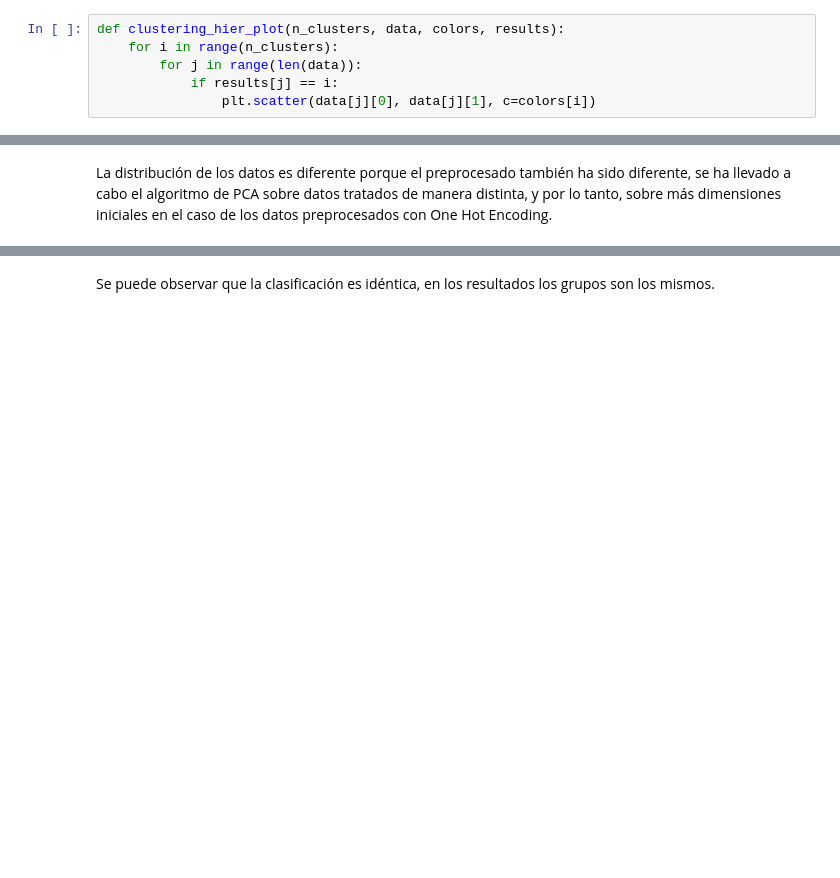
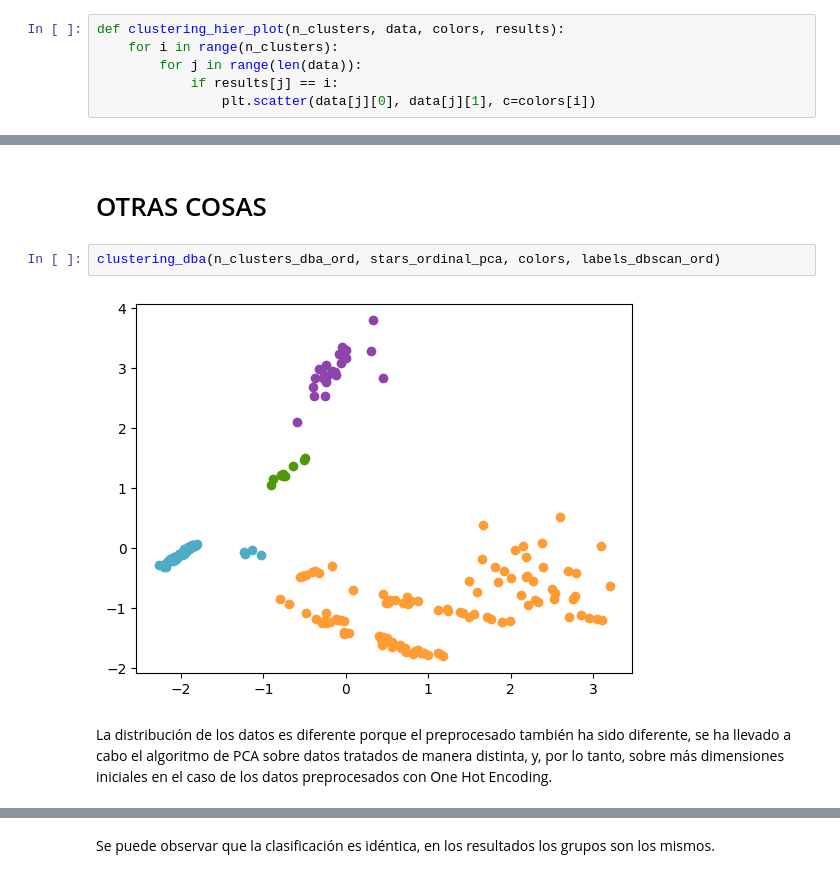
Before and after one commit to mgommez/practica2_ml, a Jupyter notebook: KMeans.ipynb, the cells around one changed output, grey strips where cells are left out. Saved outputs shown, nothing was run; the diff lists cells and outputs as text; blank space fills up the shorter version.

```diff
--- a/KMeans.ipynb
+++ b/KMeans.ipynb
@@ -642,5 +1083,11 @@ for i in range(kmeans.n_clusters):
+# %% [markdown]
+# OTRAS COSAS
+# %%
+clustering_dba(n_clusters_dba_ord, stars_ordinal_pca, colors, labels_dbscan_ord)
+# %% [output]
+[figure, added]
 # %% [markdown]
-La distribución de los datos es diferente porque el preprocesado también ha sido diferente, se ha llevado a cabo el algoritmo de PCA sobre datos tratados de manera distinta, y por lo tanto, sobre más dimensiones iniciales en el caso de los datos preprocesados con One Hot Encoding.
+La distribución de los datos es diferente porque el preprocesado también ha sido diferente, se ha llevado a cabo el algoritmo de PCA sobre datos tratados de manera distinta, y, por lo tanto, sobre más dimensiones iniciales en el caso de los datos preprocesados con One Hot Encoding.
 # %%
 kmeans_ours = KMeans_Ours(n_clusters = 3)
 kmeans_ours.fit(stars_1hot_pca)
```
Also changed, not shown: parts of 84 cells of this notebook.
